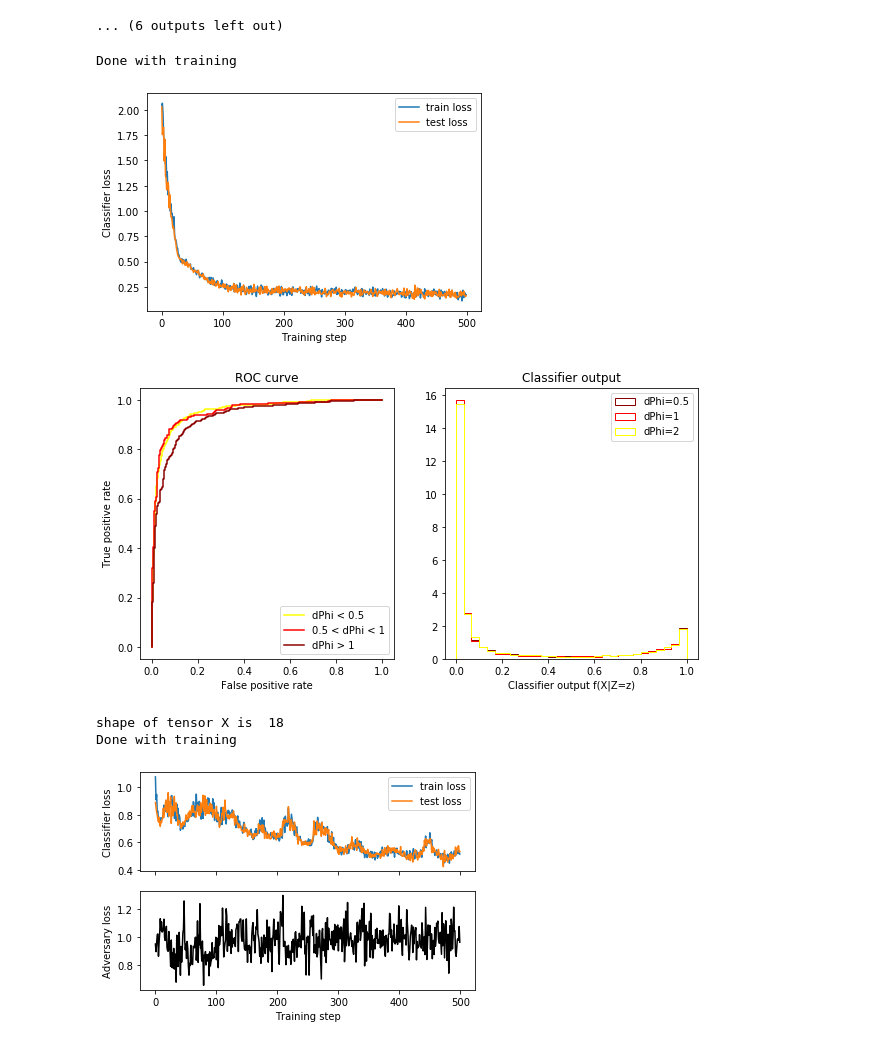
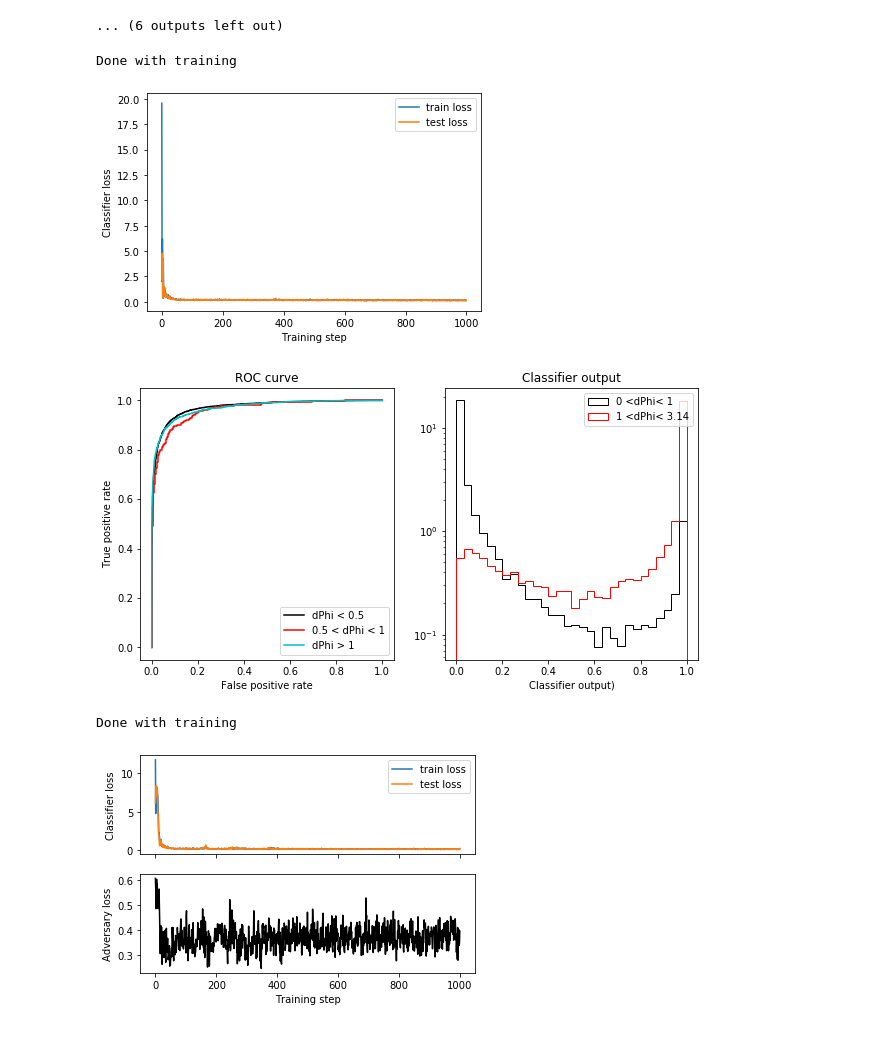
Before and after one commit to faroukmokhtar/hepML1Lep, a Jupyter notebook: notebooks/Project.ipynb, the cells around one changed output. Saved outputs shown, nothing was run; the diff lists cells and outputs as text; code cells hidden in the pictures.

Commit message:
Fixed many errors in the code! Graphs are meaningful now

```diff
--- a/notebooks/Project.ipynb
+++ b/notebooks/Project.ipynb
@@ -239,6 +316,5 @@ def adversarial_training(generating_function, N_train=200):
 # %%
-###Function that generates data... I added the z-paramater (and the if condition) to use it for the "show_clf_output" function to draw an evaluation plot
-def generate_hbb(n_samples, z=None , train=True):
+def generate_hbb(n_samples, train=True):
 
     # test or train
     X_full = X_train if train else X_test
@@ -249,12 +325,6 @@ def generate_hbb(n_samples, z=None , train=True):
     random_state = np.random.randint(0, 10000)
     X = X_full.sample(n_samples, random_state=random_state)
     Y = Y_full.sample(n_samples, random_state=random_state)
-    if z==None:
-        Z = Z_full.sample(n_samples, random_state=random_state)
-        return X_pca.transform(X), Y.values, Z_pca.transform(Z)
-    else:
-        Z = z * np.ones((n_samples, 1))
-        return X_pca.transform(X), Y.values, Z
+    Z = Z_full.sample(n_samples, random_state=random_state)
 
-    # preprocess them
-    ##return X_pca.transform(X), Y.values, Z_pca.transform(Z)
+    return X.values, Y.values, Z.values
@@ -403,25 +524,26 @@ for feature in features:
 ... (6 outputs left out)
 # %%
 
-###Evaluating the training of the normal NN
-clf_hbb = normal_training(generate_hbb, 500)
+###Evaluating the training of the NN
+
+clf_hbb = normal_training(generate_hbb, 1000)
 # %% [output]
 Done with training
-[figure, old version]
+[figure, new version]
 # %%
 
 ###Drawing plots to evaluate the effeciency of the NN
-evaluate_hbb_classifier(clf_hbb, generate_hbb)
+evaluate_hbb_classifier(clf_hbb)
 # %% [output]
-[figure, old version]
+[figure, new version]
 # %%
 
 ###Evaluating the training of the adversarial NN
-clf_hbb_adv = adversarial_training(generate_hbb, 500)
+
+clf_hbb_adv = adversarial_training(generate_hbb, 1000)
 # %% [output]
-shape of tensor X is  18
 Done with training
-[figure, old version]
+[figure, new version]
 # %%
 
 ###Drawing plots to evaluate the effeciency of the adversarial NN
```
Also changed, not shown: parts of 21 cells of this notebook.
